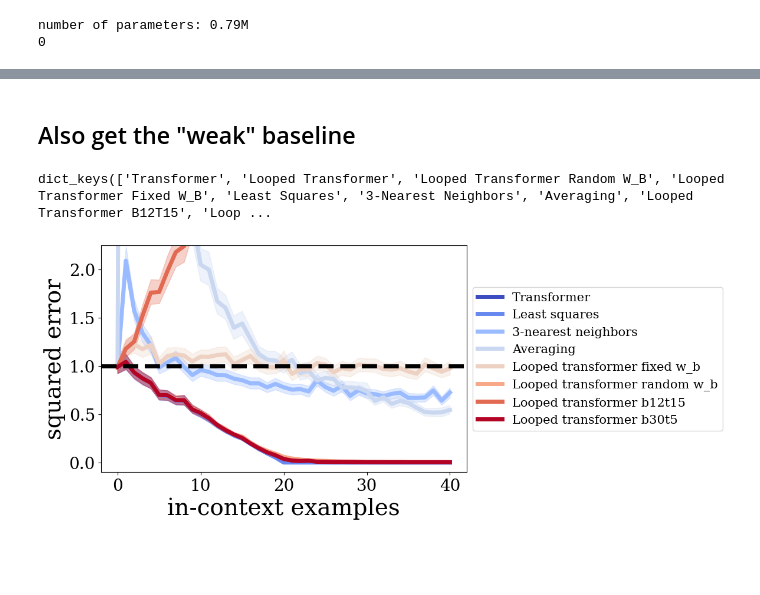
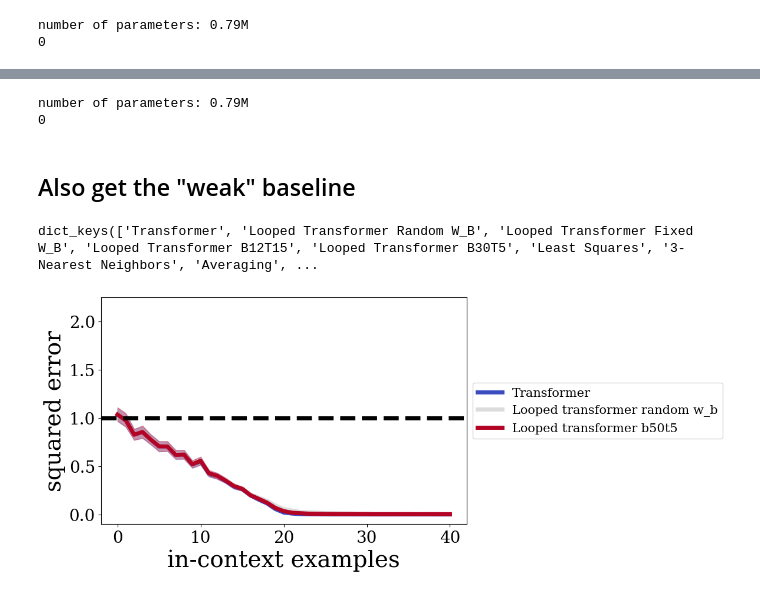
Before and after one commit to JazzikPeng/looped_transformer, a Jupyter notebook: jupyter_notebooks/compare_LR.ipynb, the cells around one changed output, grey strips where cells are left out. Drawn from its saved outputs; the diff is of its cells as text; code cells hidden in the pictures; blank space fills up the shorter version.

```diff
--- a/jupyter_notebooks/compare_LR.ipynb
+++ b/jupyter_notebooks/compare_LR.ipynb
@@ -202,3 +204,26 @@ number of parameters: 0.79M
+# %%
+from models import TransformerModelLooped
+
+result_dir = '../results2/linear_regression_loop'
+run_id = '0526165732-LR_loop_L1_ends{50}_T{5}-a3bf'
+
+n_positions = 101
+n_embd = 256
+n_head = 8
+T = 500
+n_layer = 1
+
+model = TransformerModelLooped(n_dims, n_positions, n_embd, n_layer, n_head)
+step = -1
+model = get_model(model, result_dir, run_id, step)
+model = model.to(device)
+
+err, loop_err = eval_looped_model(model, xs, ys, loop_max=T)
+
+result_errs['Looped Transformer B50T5'] = err
+# %% [output]
+number of parameters: 0.79M
+0
 # %% [markdown]
 ## Also get the "weak" baseline
 # %%
@@ -215,36 +240,35 @@ result_errs_agg = aggregate_metrics(result_errs, n_dims_truncated)
 # %%
 result_errs_agg.keys()
 # %% [output]
-dict_keys(['Transformer', 'Looped Transformer', 'Looped Transformer Random W_B', 'Looped Transformer Fixed W_B', 'Least Squares', '3-Nearest Neighbors', 'Averaging', 'Looped Transformer B12T15', 'Loop ...
+dict_keys(['Transformer', 'Looped Transformer Random W_B', 'Looped Transformer Fixed W_B', 'Looped Transformer B12T15', 'Looped Transformer B30T5', 'Least Squares', '3-Nearest Neighbors', 'Averaging', ...
 # %%
 import matplotlib.pyplot as plt
 import matplotlib
 
 fig, ax = plt.subplots(1, figsize=fig_hparam['figsize'])
 
 err_result_dict_agg = result_errs_agg
 
 cmap = matplotlib.cm.get_cmap("coolwarm")
-result_name_list = ['Transformer', 'Least Squares', '3-Nearest Neighbors', 'Averaging', 'Looped Transformer Fixed W_B',
-                    'Looped Transformer Random W_B', 'Looped Transformer B12T15', 'Looped Transformer B30T5']  # ,
+result_name_list = ['Transformer', 'Looped Transformer Random W_B', 'Looped Transformer B50T5']  # ,
 colors = cmap(np.linspace(0, 1, len(result_name_list)))
 for idx, model_name in enumerate(result_name_list):
     err = err_result_dict_agg[model_name]["mean"]
     ax.plot(err, color=colors[idx], lw=fig_hparam['linewidth'], label=model_name.capitalize())
     low = err_result_dict_agg[model_name]["bootstrap_low"]
     high = err_result_dict_agg[model_name]["bootstrap_high"]
     ax.fill_between(range(len(low)), low, high, alpha=0.3, color=colors[idx])
 
 ax.tick_params(axis='both', labelsize=fig_hparam['ticksize'])
 ax.axhline(1, color='k', ls='--', lw=fig_hparam['linewidth'])
 ax.set_ylim(-0.1, 2.25)
 # plt.xticks(np.arange(0, n_points))
 plt.rc('font', family='serif')
 ax.set_xlabel("in-context examples", fontsize=fig_hparam['labelsize'])
 y_label = ax.set_ylabel("squared error", fontsize=fig_hparam['labelsize'])
 legend = plt.legend(loc='center left', bbox_to_anchor=(1, 0.5), fontsize=fig_hparam['fontsize'])
 
 
 # plt.savefig("result_folder/Figures/LR_err.pdf", format='pdf', dpi=600, bbox_inches='tight')
 # %% [output]
-[figure, old version]
+[figure, new version]
```
Also changed, not shown: parts of 3 cells of this notebook, 7 other files.
